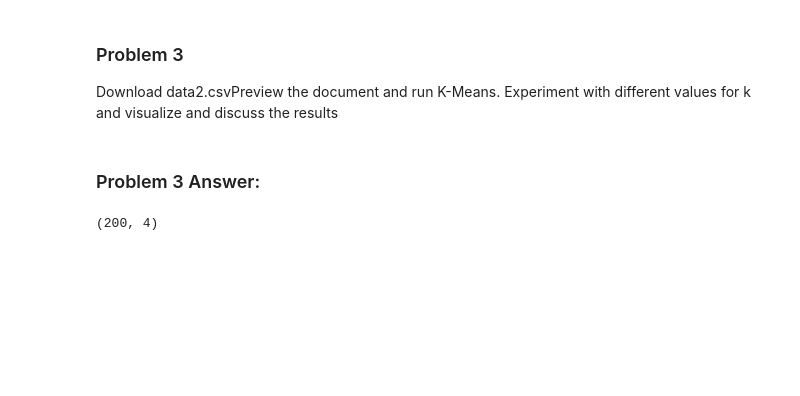
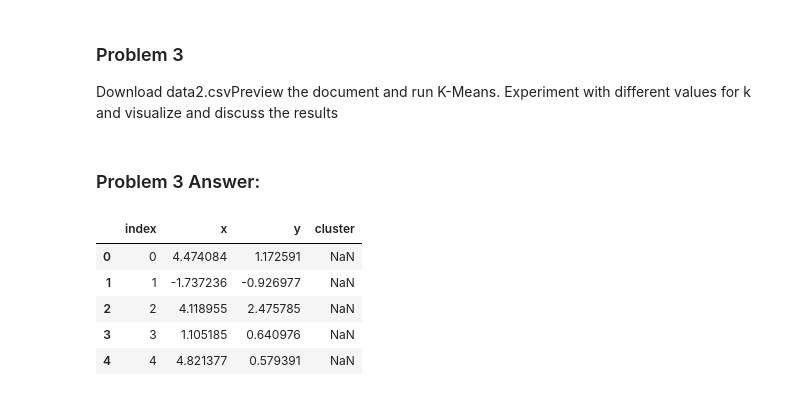
Before and after one commit to kcstauffer21/CS6180_Clustering, a Jupyter notebook: Assignment 1/Assignment1_KCS.ipynb, the cells around one changed output. Drawn from its saved outputs; the diff is of its cells as text; code cells hidden in the pictures; blank space fills up the shorter version.

```diff
--- a/Assignment 1/Assignment1_KCS.ipynb
+++ b/Assignment 1/Assignment1_KCS.ipynb
@@ -272,6 +272,11 @@ Download data2.csvPreview the document and run K-Means. Experiment with differen
 ### Problem 3 Answer:
 # %%
 data = pd.read_csv('./Data/data2.csv')
-data.shape
+data.head()
 # %% [output]
-(200, 4)
+|  | index | x | y | cluster |
+| 0 | 0 | 4.474084 | 1.172591 | NaN |
+| 1 | 1 | -1.737236 | -0.926977 | NaN |
+| 2 | 2 | 4.118955 | 2.475785 | NaN |
+| 3 | 3 | 1.105185 | 0.640976 | NaN |
+| 4 | 4 | 4.821377 | 0.579391 | NaN |
```
Also changed, not shown: parts of 6 cells of this notebook.
